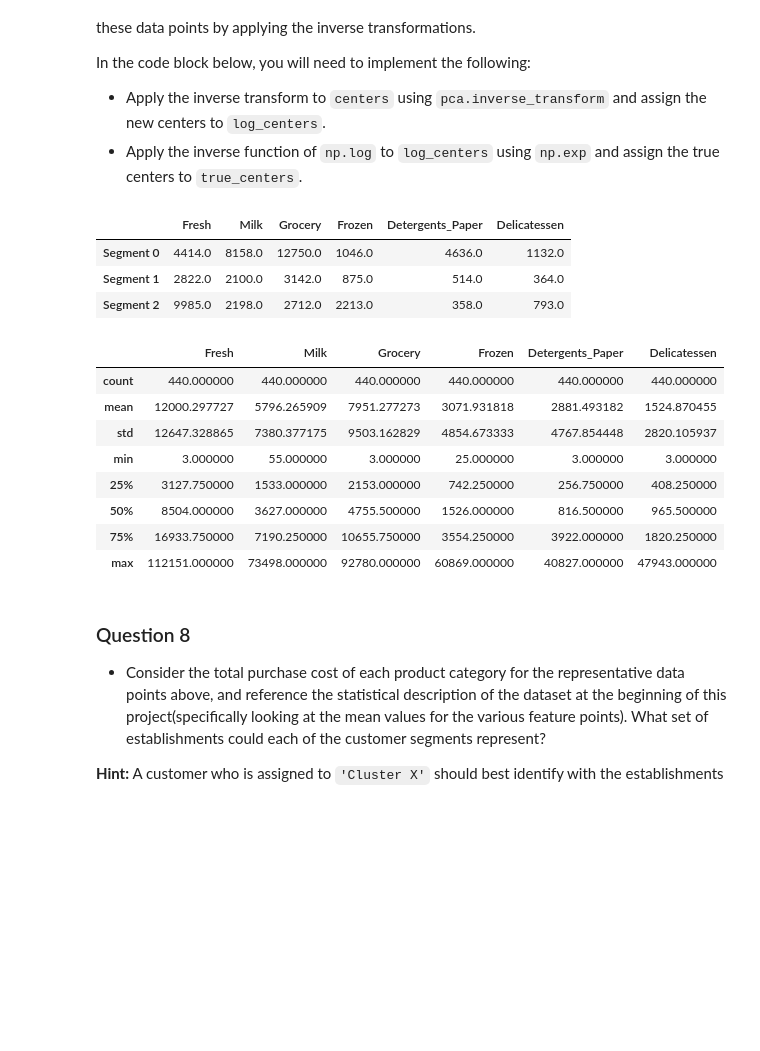
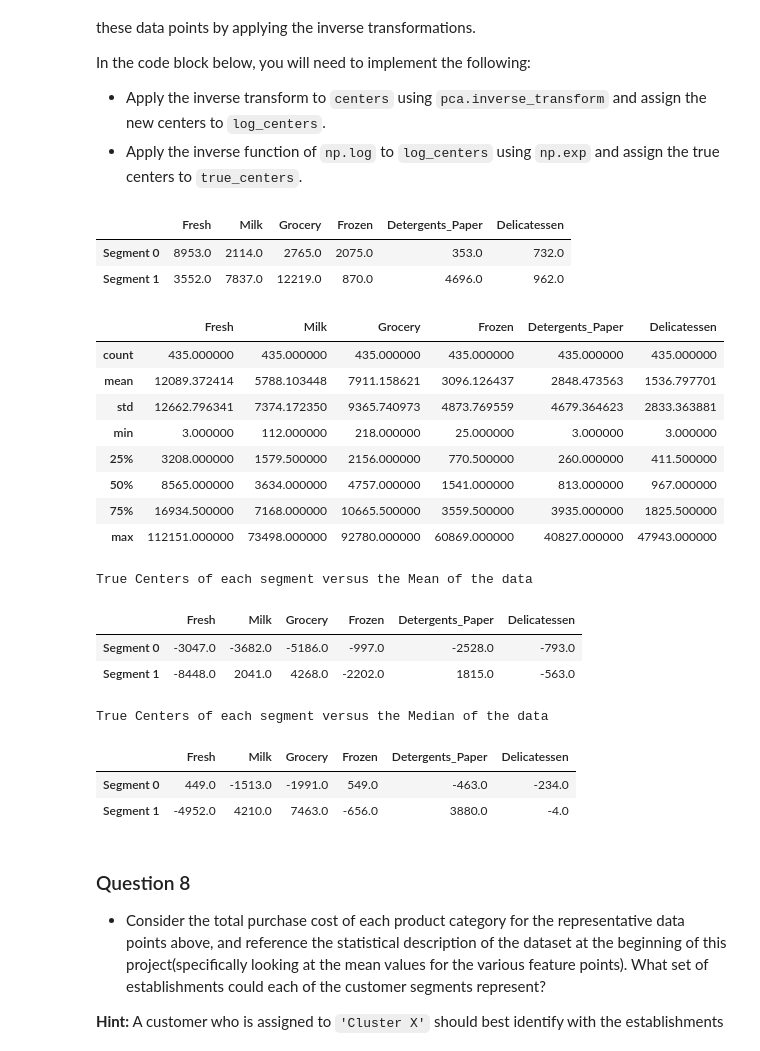
Before and after one commit to megz2020/customer_segments, a Jupyter notebook: customer_segments.ipynb, the cells around one changed output. Drawn from its saved outputs; the diff is of its cells as text; code cells hidden in the pictures; blank space fills up the shorter version.

```diff
--- a/customer_segments.ipynb
+++ b/customer_segments.ipynb
@@ -246,3 +259,11 @@ log_samples = np.log(samples)
 pd.scatter_matrix(log_data, alpha = 0.3, figsize = (14,8), diagonal = 'kde');
 # %% [output]
 [figure]
+# %%
+# Quantile-Quantile Plots to see how data normaly distributed
+import scipy
+import matplotlib.pyplot as plt
+for feature in data.columns:
+    scipy.stats.probplot(data[feature], plot=plt)
+    plt.title(feature)
+    plt.show()
@@ -272,6 +300,9 @@ In the code block below, you will need to implement the following:
 **NOTE:** If you choose to remove any outliers, ensure that the sample data does not contain any of these points!
 Once you have performed this implementation, the dataset will be stored in the variable `good_data`.
 # %%
+# Keep outlier indices in a list
+idx = []
+
 # For each feature find the data points with extreme high or low values
 for feature in log_data.keys():
 
@@ -289,8 +320,22 @@ for feature in log_data.keys():
 
     display(log_data[~((log_data[feature] >= Q1 - step) & (log_data[feature] <= Q3 + step))])
 
+    #Gather the indexes of all the outliers
+    idx += log_data[~((log_data[feature] >= Q1 - step) & (log_data[feature] <= Q3 + step))].index.tolist()
+
+
+# look at the outlier points now stored in idx
+print(sorted(idx))
+
+print("The below data points are outliers in multiple features:")
+multi_outliers = sorted({i for i in idx if idx.count(i) > 1})
+print(multi_outliers)
+
+# remove the extras in idx
+idx = list(set(multi_outliers))
+
 # OPTIONAL: Select the indices for data points you wish to remove
-outliers  = []
+outliers  = idx
 
 # Remove the outliers, if any were specified
 good_data = log_data.drop(log_data.index[outliers]).reset_index(drop = True)
@@ -558,7 +654,7 @@ The best score is when n_clusters = 3
 ### Cluster Visualization
 Once you've chosen the optimal number of clusters for your clustering algorithm using the scoring metric above, you can now visualize the results by executing the code block below. Note that, for experimentation purposes, you are welcome to adjust the number of clusters for your clustering algorithm to see various visualizations. The final visualization provided should, however, correspond with the optimal number of clusters.
 # %%
-clusterer = GaussianMixture(n_components= 3, covariance_type='full', random_state=42).fit(reduced_data)
+clusterer = GaussianMixture(n_components= 2, covariance_type='full', random_state=42).fit(reduced_data)
 preds = clusterer.predict(reduced_data)
 centers = clusterer.means_
 sample_preds = clusterer.predict(pca_samples)
@@ -577,31 +673,44 @@ In the code block below, you will need to implement the following:
 # %%
 # TODO: Inverse transform the centers
 log_centers = pca.inverse_transform(centers)
 
 # TODO: Exponentiate the centers
 true_centers = np.exp(log_centers)
 
 # Display the true centers
 segments = ['Segment {}'.format(i) for i in range(0,len(centers))]
 true_centers = pd.DataFrame(np.round(true_centers), columns = data.keys())
 true_centers.index = segments
 display(true_centers)
 
 display(np.exp(good_data).describe())
+
+# Displays difference from the true centers of the clusters to averages of the data
+print("True Centers of each segment versus the Mean of the data")
+display(true_centers - data.mean().round())
+print("True Centers of each segment versus the Median of the data")
+display(true_centers - data.median().round())
 # %% [output]
 |  | Fresh | Milk | Grocery | Frozen | Detergents_Paper | Delicatessen |
-| Segment 0 | 4414.0 | 8158.0 | 12750.0 | 1046.0 | 4636.0 | 1132.0 |
-| Segment 1 | 2822.0 | 2100.0 | 3142.0 | 875.0 | 514.0 | 364.0 |
-| Segment 2 | 9985.0 | 2198.0 | 2712.0 | 2213.0 | 358.0 | 793.0 |
+| Segment 0 | 8953.0 | 2114.0 | 2765.0 | 2075.0 | 353.0 | 732.0 |
+| Segment 1 | 3552.0 | 7837.0 | 12219.0 | 870.0 | 4696.0 | 962.0 |
 |  | Fresh | Milk | Grocery | Frozen | Detergents_Paper | Delicatessen |
-| count | 440.000000 | 440.000000 | 440.000000 | 440.000000 | 440.000000 | 440.000000 |
-| mean | 12000.297727 | 5796.265909 | 7951.277273 | 3071.931818 | 2881.493182 | 1524.870455 |
-| std | 12647.328865 | 7380.377175 | 9503.162829 | 4854.673333 | 4767.854448 | 2820.105937 |
-| min | 3.000000 | 55.000000 | 3.000000 | 25.000000 | 3.000000 | 3.000000 |
-| 25% | 3127.750000 | 1533.000000 | 2153.000000 | 742.250000 | 256.750000 | 408.250000 |
-| 50% | 8504.000000 | 3627.000000 | 4755.500000 | 1526.000000 | 816.500000 | 965.500000 |
-| 75% | 16933.750000 | 7190.250000 | 10655.750000 | 3554.250000 | 3922.000000 | 1820.250000 |
+| count | 435.000000 | 435.000000 | 435.000000 | 435.000000 | 435.000000 | 435.000000 |
+| mean | 12089.372414 | 5788.103448 | 7911.158621 | 3096.126437 | 2848.473563 | 1536.797701 |
+| std | 12662.796341 | 7374.172350 | 9365.740973 | 4873.769559 | 4679.364623 | 2833.363881 |
+| min | 3.000000 | 112.000000 | 218.000000 | 25.000000 | 3.000000 | 3.000000 |
+| 25% | 3208.000000 | 1579.500000 | 2156.000000 | 770.500000 | 260.000000 | 411.500000 |
+| 50% | 8565.000000 | 3634.000000 | 4757.000000 | 1541.000000 | 813.000000 | 967.000000 |
+| 75% | 16934.500000 | 7168.000000 | 10665.500000 | 3559.500000 | 3935.000000 | 1825.500000 |
 | max | 112151.000000 | 73498.000000 | 92780.000000 | 60869.000000 | 40827.000000 | 47943.000000 |
+True Centers of each segment versus the Mean of the data
+|  | Fresh | Milk | Grocery | Frozen | Detergents_Paper | Delicatessen |
+| Segment 0 | -3047.0 | -3682.0 | -5186.0 | -997.0 | -2528.0 | -793.0 |
+| Segment 1 | -8448.0 | 2041.0 | 4268.0 | -2202.0 | 1815.0 | -563.0 |
+True Centers of each segment versus the Median of the data
+|  | Fresh | Milk | Grocery | Frozen | Detergents_Paper | Delicatessen |
+| Segment 0 | 449.0 | -1513.0 | -1991.0 | 549.0 | -463.0 | -234.0 |
+| Segment 1 | -4952.0 | 4210.0 | 7463.0 | -656.0 | 3880.0 | -4.0 |
 # %% [markdown]
 ### Question 8
 
```
Also changed, not shown: parts of 26 cells of this notebook, 1 other file.
